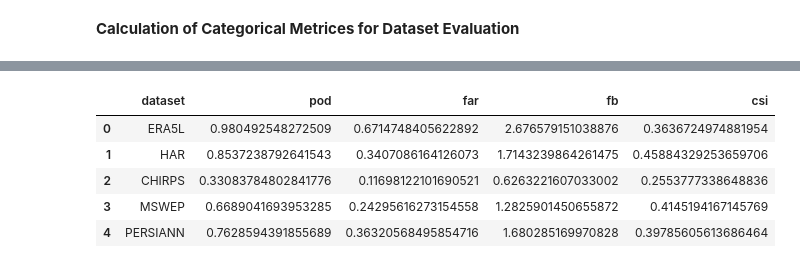
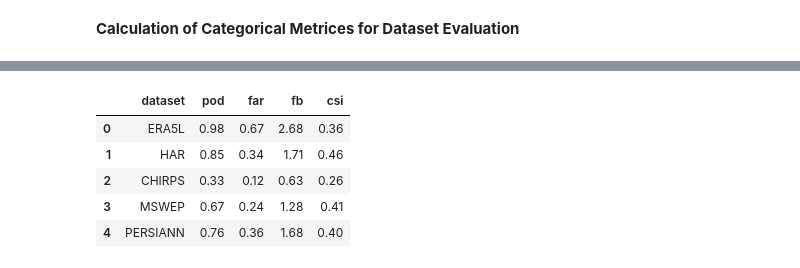
Before and after one commit to jeevankatel3-cell/Climate-Data-Nepal, a Jupyter notebook: Codes/4_1_assess_accuracy.ipynb, the cells around one changed output, grey strips where cells are left out. Saved outputs shown, nothing was run; the diff lists cells and outputs as text; code cells hidden in the pictures.

```diff
--- a/Codes/3_1_assess_accuracy.ipynb
+++ b/Codes/4_1_assess_accuracy.ipynb
@@ -393,36 +400,37 @@ def calculate_categorical_metrics(dataframe_prec):
         event_operator = scores.categorical.ThresholdEventOperator(
             default_event_threshold=0.1,
             default_op_fn=operator.ge)
 
         #conversion to binary
         dataset_binary, insitu_binary = event_operator.make_event_tables(pred_dataset, obs_insitu)
 
         #make contingency manager
         cm_dataset = event_operator.make_contingency_manager(dataset_binary, insitu_binary)
 
         #calculate metrics
         pod_dataset = cm_dataset.probability_of_detection()
         dataset_categorical_metrics['pod'] = pod_dataset.values
         far_dataset = cm_dataset.false_alarm_rate()
         dataset_categorical_metrics['far'] = far_dataset.values
         fb_dataset = cm_dataset.frequency_bias()
         dataset_categorical_metrics['fb'] = fb_dataset.values
         csi_dataset = cm_dataset.critical_success_index()
         dataset_categorical_metrics['csi'] = csi_dataset.values
 
         # Wrap in a list to create a single-row DataFrame
         dataset_categorical_metrics = pd.DataFrame([dataset_categorical_metrics])
         df_categorical_metrics = pd.concat([df_categorical_metrics, dataset_categorical_metrics], ignore_index=True)
 
     return df_categorical_metrics
 
 df_categorical_metrics = calculate_categorical_metrics(df_merged4)
-df_categorical_metrics = df_categorical_metrics.round(2)
+numeric_cols = ['pod', 'far', 'fb', 'csi']
+df_categorical_metrics[numeric_cols] = df_categorical_metrics[numeric_cols].astype(float).round(2)
 df_categorical_metrics
 # %% [output]
 |  | dataset | pod | far | fb | csi |
-| 0 | ERA5L | 0.980492548272509 | 0.6714748405622892 | 2.676579151038876 | 0.3636724974881954 |
-| 1 | HAR | 0.8537238792641543 | 0.3407086164126073 | 1.7143239864261475 | 0.45884329253659706 |
-| 2 | CHIRPS | 0.33083784802841776 | 0.11698122101690521 | 0.6263221607033002 | 0.2553777338648836 |
-| 3 | MSWEP | 0.6689041693953285 | 0.24295616273154558 | 1.2825901450655872 | 0.4145194167145769 |
-| 4 | PERSIANN | 0.7628594391855689 | 0.36320568495854716 | 1.680285169970828 | 0.39785605613686464 |
+| 0 | ERA5L | 0.98 | 0.67 | 2.68 | 0.36 |
+| 1 | HAR | 0.85 | 0.34 | 1.71 | 0.46 |
+| 2 | CHIRPS | 0.33 | 0.12 | 0.63 | 0.26 |
+| 3 | MSWEP | 0.67 | 0.24 | 1.28 | 0.41 |
+| 4 | PERSIANN | 0.76 | 0.36 | 1.68 | 0.40 |
```
Also changed, not shown: parts of 8 cells of this notebook, 19 other files.
